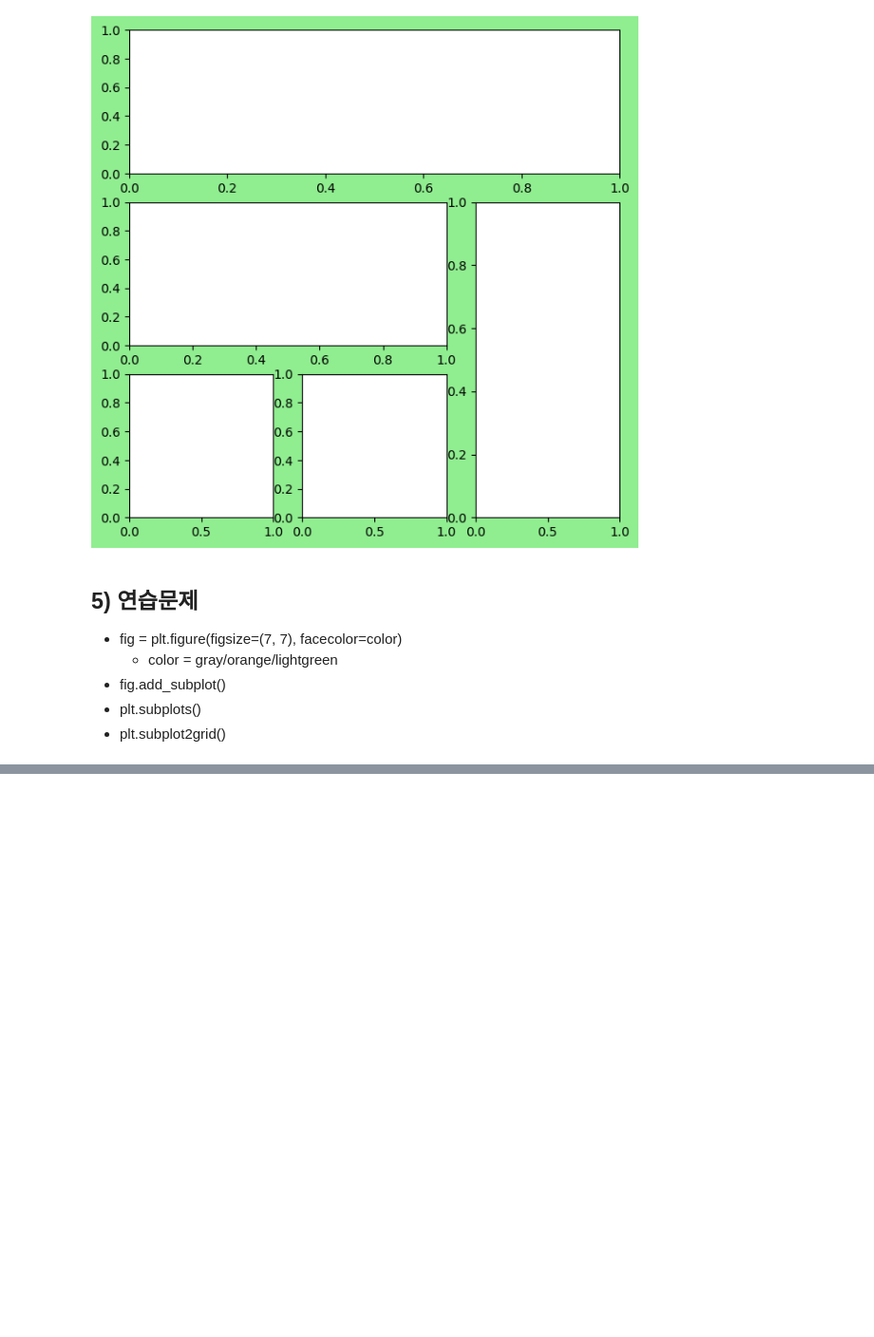
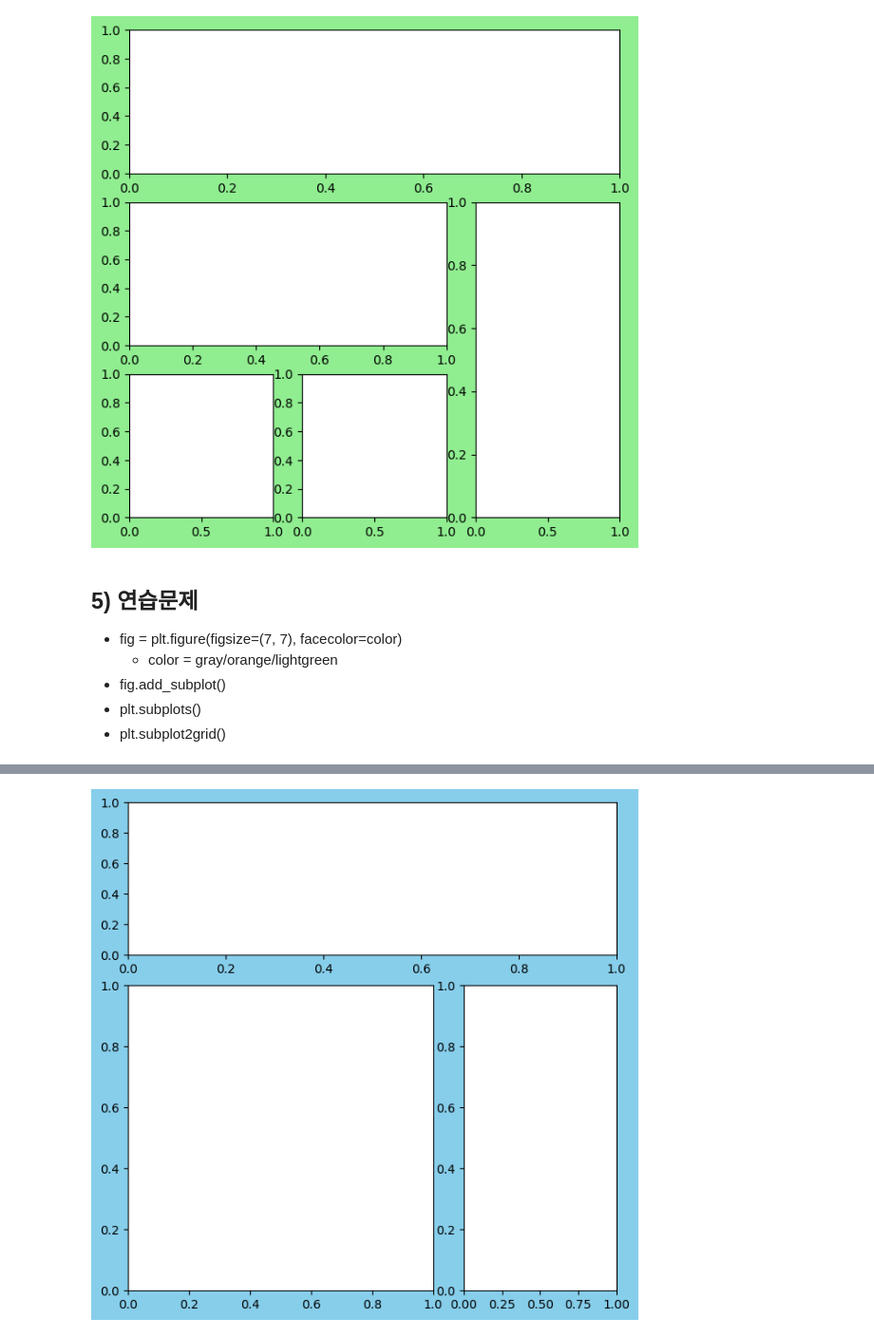
Before and after one commit to scarypillowz/Matplotlib, a Jupyter notebook: matplotlib 기초.ipynb, the cells around one changed output, grey strips where cells are left out. Shown at 95% size. Drawn from its saved outputs; the diff is of its cells as text; code cells hidden in the pictures; blank space fills up the shorter version.

```diff
--- a/matplotlib 기초.ipynb
+++ b/matplotlib 기초.ipynb
@@ -250,0 +278,19 @@ for r_idx in range(2, 5):
+# %%
+# 위 코드를 개선
+fig = plt.figure(figsize=(7, 7), facecolor='skyblue')
+
+left, bottom = 0.1, 0.1
+spacing = 0.05
+width1, height1 = 0.5, 0.5
+width2 = 1 - (2*left + spacing + width1)
+height2 = 1 - (2*bottom + spacing + height1)
+
+rect1 = [left, bottom , width1, height1]
+rect2 = [left, bottom + height1 + spacing, 1 - left*2, height2]
+rect3 = [left + width1 + spacing, bottom, width2, height1]
+
+ax1 = fig.add_axes(rect1)
+ax2 = fig.add_axes(rect2)
+ax3 = fig.add_axes(rect3)
+# %% [output]
+[figure, added]
```
Also changed, not shown: parts of 23 cells of this notebook.
